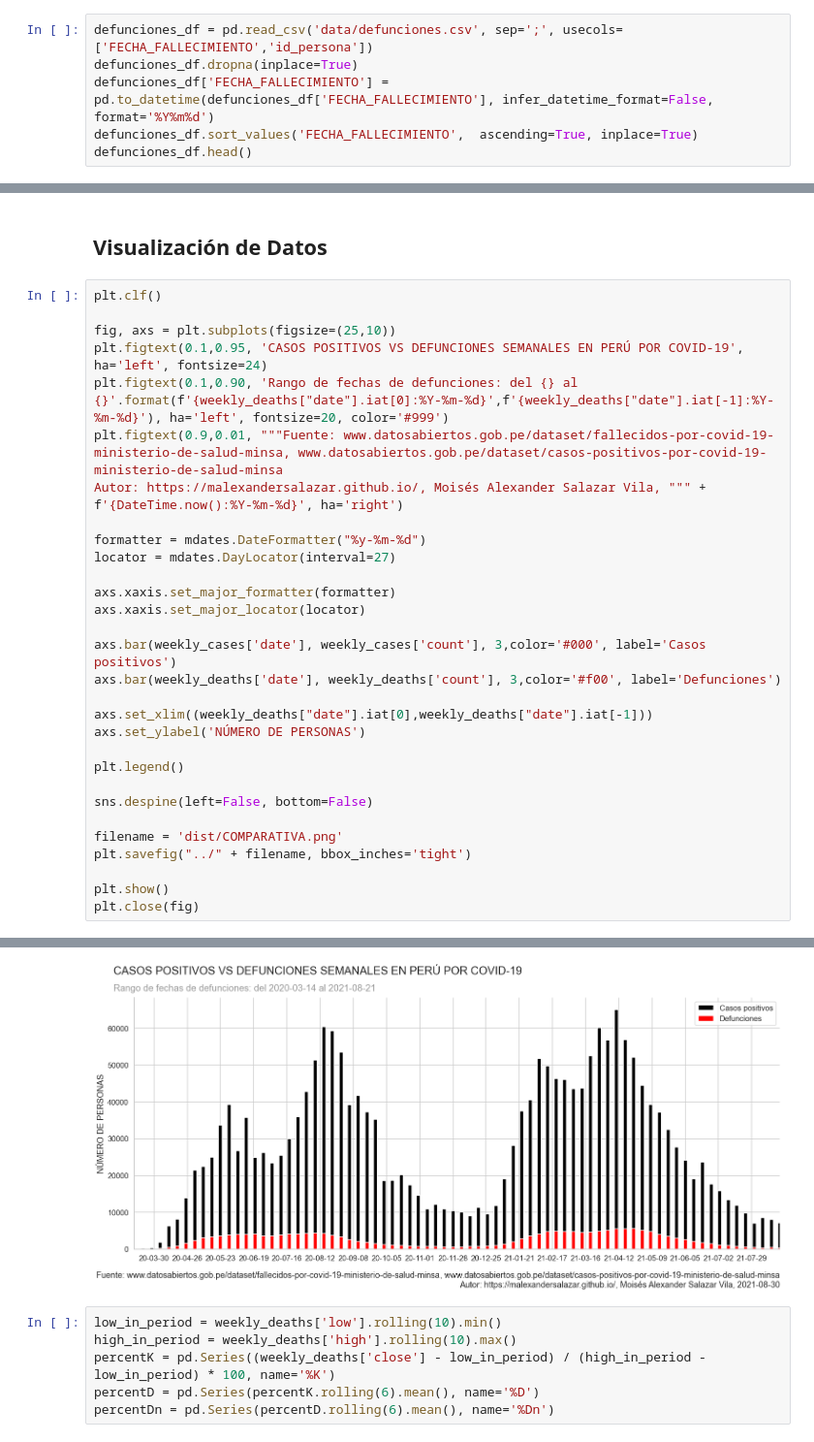
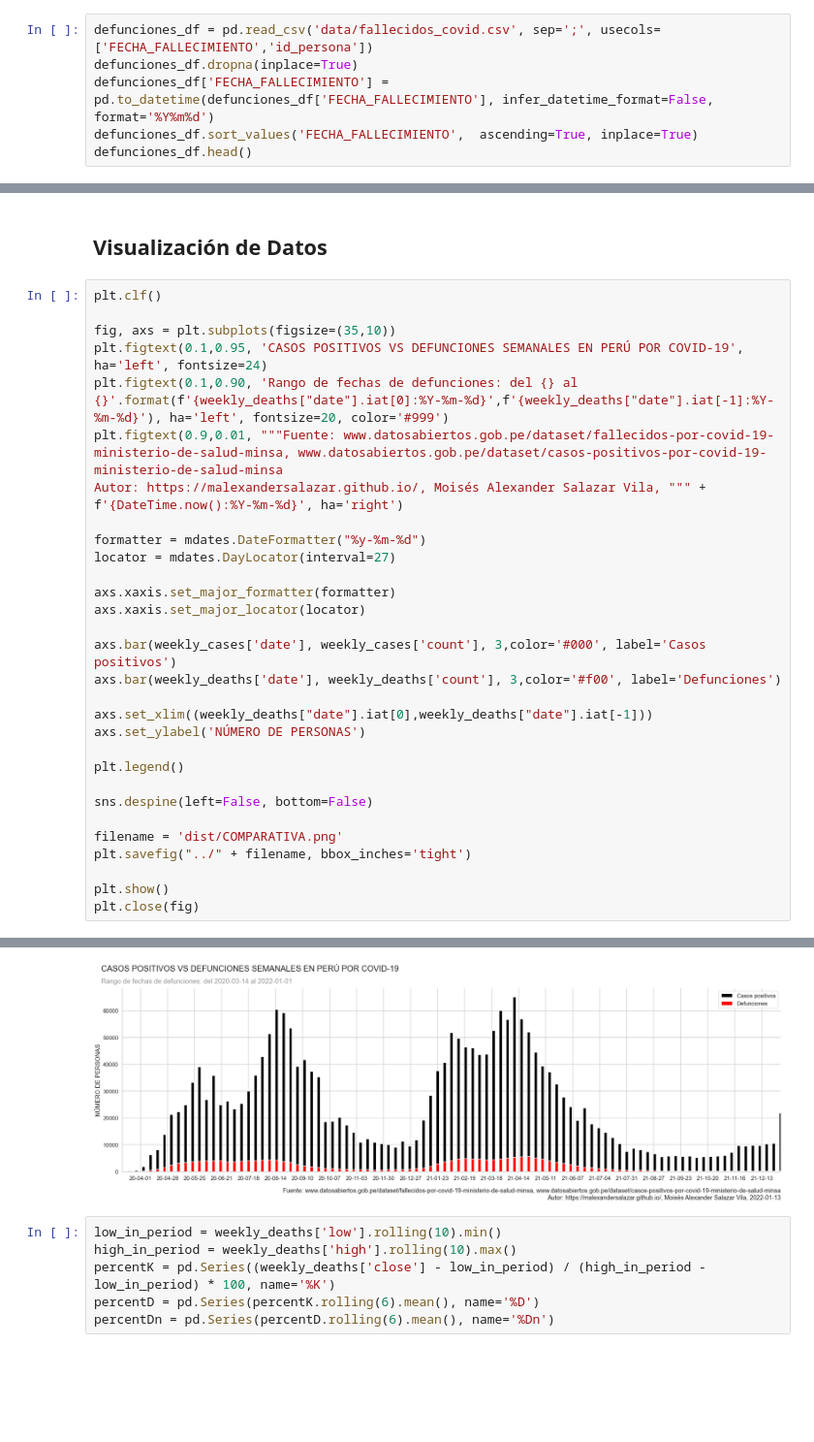
Before and after one commit to malexandersalazar/covid-19-peru-analisis-oleadas, a Jupyter notebook: src/main.ipynb, the cells around one changed output, grey strips where cells are left out. Shown at 97% size. Drawn from its saved outputs; the diff is of its cells as text; blank space fills up the shorter version.

```diff
--- a/src/main.ipynb
+++ b/src/main.ipynb
@@ -15,7 +15,7 @@ sns.set_style("whitegrid")
 # %% [markdown]
 ## Adquisición de Datos
 # %%
-defunciones_df = pd.read_csv('data/defunciones.csv', sep=';', usecols=['FECHA_FALLECIMIENTO','id_persona'])
+defunciones_df = pd.read_csv('data/fallecidos_covid.csv', sep=';', usecols=['FECHA_FALLECIMIENTO','id_persona'])
 defunciones_df.dropna(inplace=True)
 defunciones_df['FECHA_FALLECIMIENTO'] = pd.to_datetime(defunciones_df['FECHA_FALLECIMIENTO'], infer_datetime_format=False, format='%Y%m%d')
 defunciones_df.sort_values('FECHA_FALLECIMIENTO',  ascending=True, inplace=True)
@@ -105,36 +105,36 @@ weekly_deaths.head()
 # %%
 plt.clf()
 
-fig, axs = plt.subplots(figsize=(25,10))
+fig, axs = plt.subplots(figsize=(35,10))
 plt.figtext(0.1,0.95, 'CASOS POSITIVOS VS DEFUNCIONES SEMANALES EN PERÚ POR COVID-19', ha='left', fontsize=24)
 plt.figtext(0.1,0.90, 'Rango de fechas de defunciones: del {} al {}'.format(f'{weekly_deaths["date"].iat[0]:%Y-%m-%d}',f'{weekly_deaths["date"].iat[-1]:%Y-%m-%d}'), ha='left', fontsize=20, color='#999')
 plt.figtext(0.9,0.01, """Fuente: www.datosabiertos.gob.pe/dataset/fallecidos-por-covid-19-ministerio-de-salud-minsa, www.datosabiertos.gob.pe/dataset/casos-positivos-por-covid-19-ministerio-de-salud-minsa
 Autor: https://malexandersalazar.github.io/, Moisés Alexander Salazar Vila, """ + f'{DateTime.now():%Y-%m-%d}', ha='right')
 
 formatter = mdates.DateFormatter("%y-%m-%d")
 locator = mdates.DayLocator(interval=27)
 
 axs.xaxis.set_major_formatter(formatter)
 axs.xaxis.set_major_locator(locator)
 
 axs.bar(weekly_cases['date'], weekly_cases['count'], 3,color='#000', label='Casos positivos')
 axs.bar(weekly_deaths['date'], weekly_deaths['count'], 3,color='#f00', label='Defunciones')
 
 axs.set_xlim((weekly_deaths["date"].iat[0],weekly_deaths["date"].iat[-1]))
 axs.set_ylabel('NÚMERO DE PERSONAS')
 
 plt.legend()
 
 sns.despine(left=False, bottom=False)
 
 filename = 'dist/COMPARATIVA.png'
 plt.savefig("../" + filename, bbox_inches='tight')
 
 plt.show()
 plt.close(fig)
 # %% [output]
 <Figure size 432x288 with 0 Axes>
-[figure, old version]
+[figure, new version]
 # %%
 low_in_period = weekly_deaths['low'].rolling(10).min()
 high_in_period = weekly_deaths['high'].rolling(10).max()
```
Also changed, not shown: parts of 7 cells of this notebook, 6 other files.
